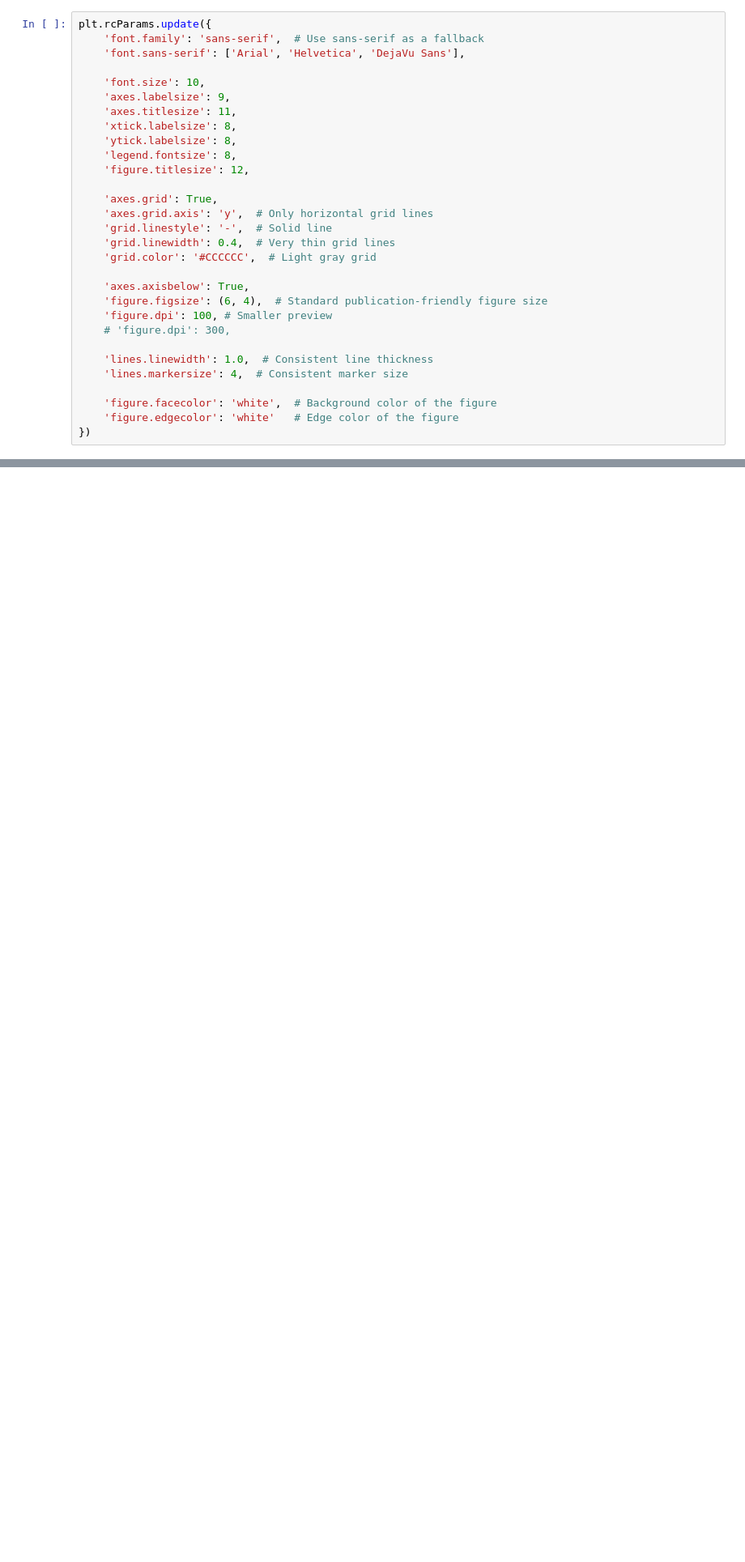
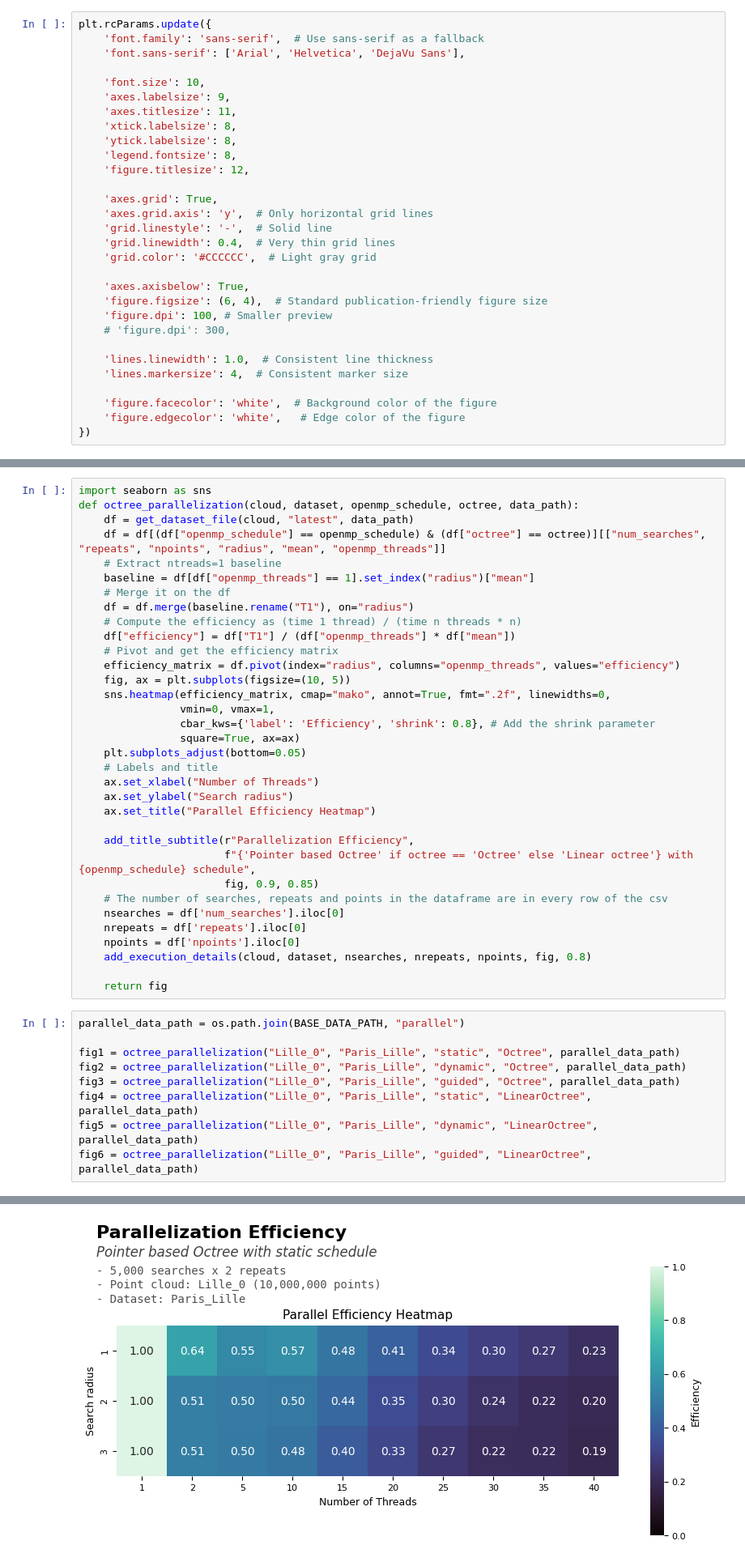
Before and after one commit to manuramazz/octrees-coordenadas-polares, a Jupyter notebook: benchmark_plots.ipynb, the cells around one changed output, grey strips where cells are left out. Shown at 81% size. Drawn from its saved outputs; the diff is of its cells as text; blank space fills up the shorter version.

Commit message:
added heatmap for the parallelization results

```diff
--- a/benchmark_plots.ipynb
+++ b/benchmark_plots.ipynb
@@ -26,7 +83,7 @@ plt.rcParams.update({
     'lines.markersize': 4,  # Consistent marker size
 
     'figure.facecolor': 'white',  # Background color of the figure
-    'figure.edgecolor': 'white'   # Edge color of the figure
+    'figure.edgecolor': 'white',   # Edge color of the figure
 })
 # %%
 # Some aux. functions for plot information
@@ -809,0 +796,44 @@ Loading latest file: out/octree_comp/Speulderbos_2017_TLS/Speulderbos_2017_TLS-2
+# %%
+import seaborn as sns
+def octree_parallelization(cloud, dataset, openmp_schedule, octree, data_path):
+    df = get_dataset_file(cloud, "latest", data_path)
+    df = df[(df["openmp_schedule"] == openmp_schedule) & (df["octree"] == octree)][["num_searches", "repeats", "npoints", "radius", "mean", "openmp_threads"]]
+    # Extract ntreads=1 baseline
+    baseline = df[df["openmp_threads"] == 1].set_index("radius")["mean"]
+    # Merge it on the df
+    df = df.merge(baseline.rename("T1"), on="radius")
+    # Compute the efficiency as (time 1 thread) / (time n threads * n)
+    df["efficiency"] = df["T1"] / (df["openmp_threads"] * df["mean"])
+    # Pivot and get the efficiency matrix
+    efficiency_matrix = df.pivot(index="radius", columns="openmp_threads", values="efficiency")
+    fig, ax = plt.subplots(figsize=(10, 5))
+    sns.heatmap(efficiency_matrix, cmap="mako", annot=True, fmt=".2f", linewidths=0,
+                vmin=0, vmax=1,
+                cbar_kws={'label': 'Efficiency', 'shrink': 0.8}, # Add the shrink parameter
+                square=True, ax=ax)
+    plt.subplots_adjust(bottom=0.05)
+    # Labels and title
+    ax.set_xlabel("Number of Threads")
+    ax.set_ylabel("Search radius")
+    ax.set_title("Parallel Efficiency Heatmap")
+
+    add_title_subtitle(r"Parallelization Efficiency",
+                       f"{'Pointer based Octree' if octree == 'Octree' else 'Linear octree'} with {openmp_schedule} schedule",
+                       fig, 0.9, 0.85)
+    # The number of searches, repeats and points in the dataframe are in every row of the csv
+    nsearches = df['num_searches'].iloc[0]
+    nrepeats = df['repeats'].iloc[0]
+    npoints = df['npoints'].iloc[0]
+    add_execution_details(cloud, dataset, nsearches, nrepeats, npoints, fig, 0.8)
+
+    return fig
+# %%
+parallel_data_path = os.path.join(BASE_DATA_PATH, "parallel")
+
+fig1 = octree_parallelization("Lille_0", "Paris_Lille", "static", "Octree", parallel_data_path)
+fig2 = octree_parallelization("Lille_0", "Paris_Lille", "dynamic", "Octree", parallel_data_path)
+fig3 = octree_parallelization("Lille_0", "Paris_Lille", "guided", "Octree", parallel_data_path)
+fig4 = octree_parallelization("Lille_0", "Paris_Lille", "static", "LinearOctree", parallel_data_path)
+fig5 = octree_parallelization("Lille_0", "Paris_Lille", "dynamic", "LinearOctree", parallel_data_path)
+fig6 = octree_parallelization("Lille_0", "Paris_Lille", "guided", "LinearOctree", parallel_data_path)
+# %% [output]
@@ -809,0 +846 @@ Loading latest file: out/octree_comp/Speulderbos_2017_TLS/Speulderbos_2017_TLS-2
+[figure, added]
```
Also changed, not shown: parts of 23 cells of this notebook, 5 other files.
